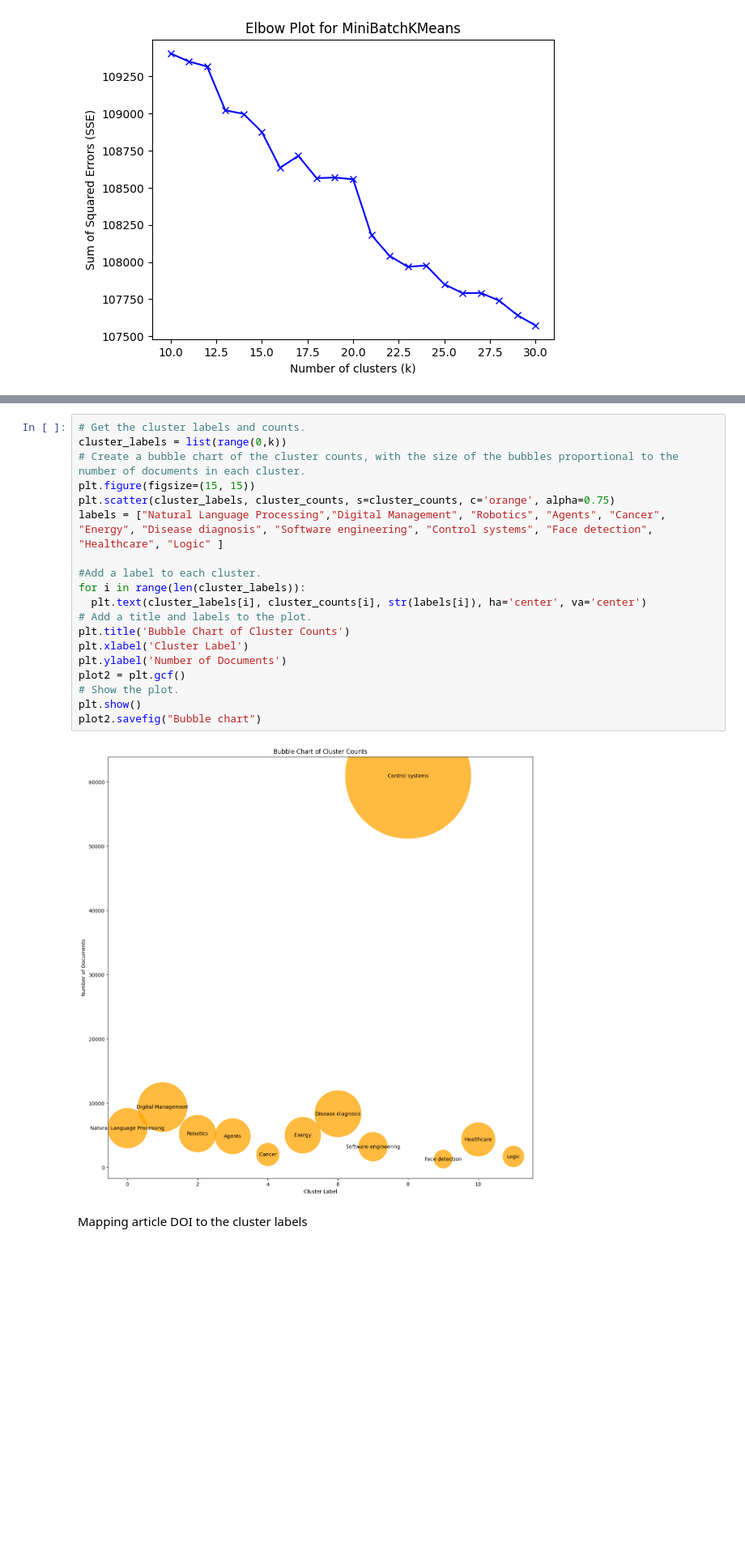
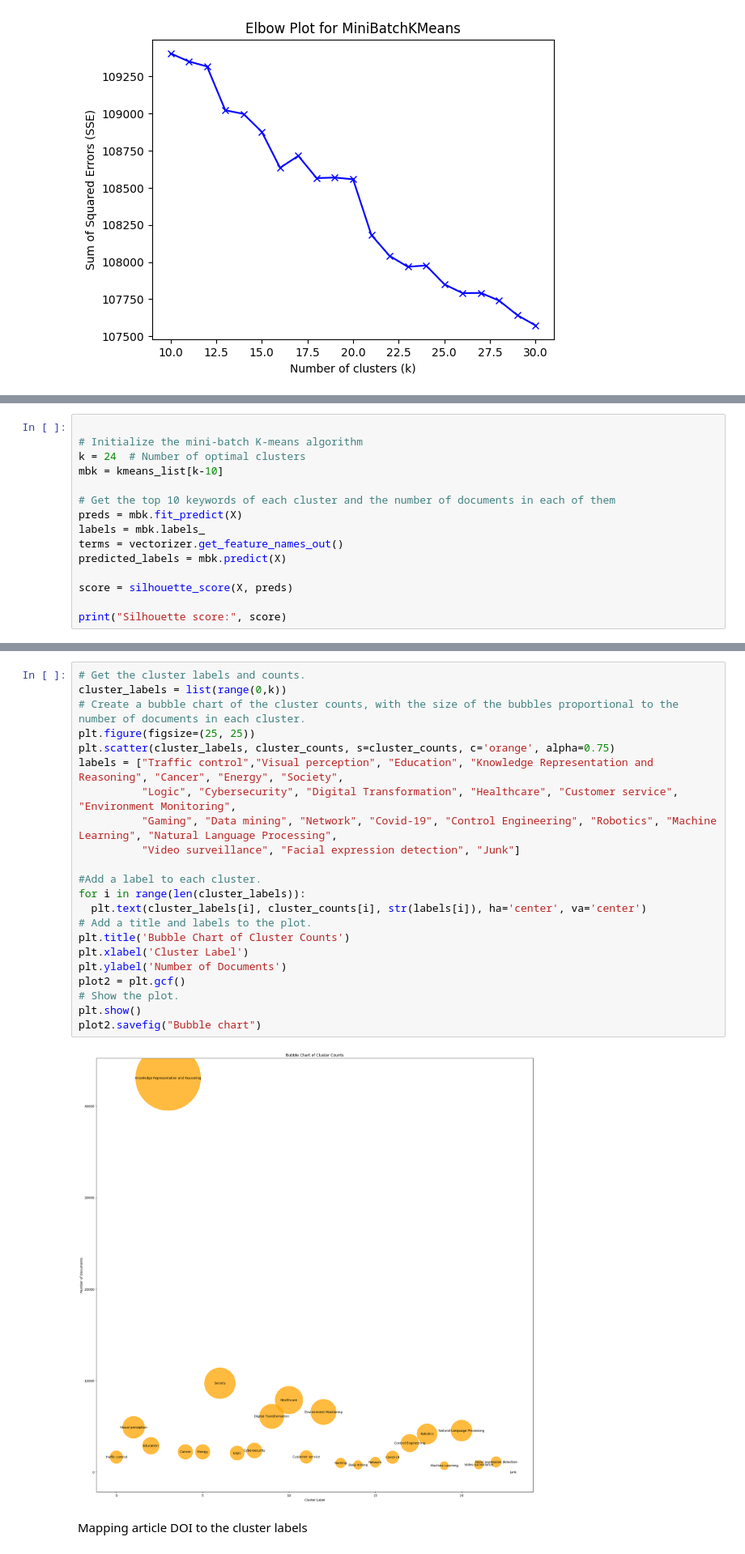
Before and after one commit to AishwaryaNambissan/Code, a Jupyter notebook: MiniBatchKMeans_LargeDataset.ipynb, the cells around one changed output, grey strips where cells are left out. Shown at 81% size. Drawn from its saved outputs; the diff is of its cells as text; blank space fills up the shorter version.

```diff
--- a/MiniBatchKMeans_LargeDataset.ipynb
+++ b/MiniBatchKMeans_LargeDataset.ipynb
@@ -237,0 +243,15 @@ Evaluating the cluster and Getting the top 10 keywords from each cluster
+# %%
+
+# Initialize the mini-batch K-means algorithm
+k = 24  # Number of optimal clusters
+mbk = kmeans_list[k-10]
+
+# Get the top 10 keywords of each cluster and the number of documents in each of them
+preds = mbk.fit_predict(X)
+labels = mbk.labels_
+terms = vectorizer.get_feature_names_out()
+predicted_labels = mbk.predict(X)
+
+score = silhouette_score(X, preds)
+
+print("Silhouette score:", score)
@@ -367,23 +419,26 @@ Cluster 1:
 # %%
 # Get the cluster labels and counts.
 cluster_labels = list(range(0,k))
 # Create a bubble chart of the cluster counts, with the size of the bubbles proportional to the number of documents in each cluster.
-plt.figure(figsize=(15, 15))
+plt.figure(figsize=(25, 25))
 plt.scatter(cluster_labels, cluster_counts, s=cluster_counts, c='orange', alpha=0.75)
-labels = ["Natural Language Processing","Digital Management", "Robotics", "Agents", "Cancer", "Energy", "Disease diagnosis", "Software engineering", "Control systems", "Face detection", "Healthcare", "Logic" ]
+labels = ["Traffic control","Visual perception", "Education", "Knowledge Representation and Reasoning", "Cancer", "Energy", "Society",
+          "Logic", "Cybersecurity", "Digital Transformation", "Healthcare", "Customer service", "Environment Monitoring",
+          "Gaming", "Data mining", "Network", "Covid-19", "Control Engineering", "Robotics", "Machine Learning", "Natural Language Processing",
+          "Video surveillance", "Facial expression detection", "Junk"]
 
 #Add a label to each cluster.
 for i in range(len(cluster_labels)):
   plt.text(cluster_labels[i], cluster_counts[i], str(labels[i]), ha='center', va='center')
 # Add a title and labels to the plot.
 plt.title('Bubble Chart of Cluster Counts')
 plt.xlabel('Cluster Label')
 plt.ylabel('Number of Documents')
 plot2 = plt.gcf()
 # Show the plot.
 plt.show()
 plot2.savefig("Bubble chart")
 # %% [output]
-[figure, old version]
+[figure, new version]
 # %% [markdown]
 Mapping article DOI to the cluster labels
```
Also changed, not shown: parts of 14 cells of this notebook.
